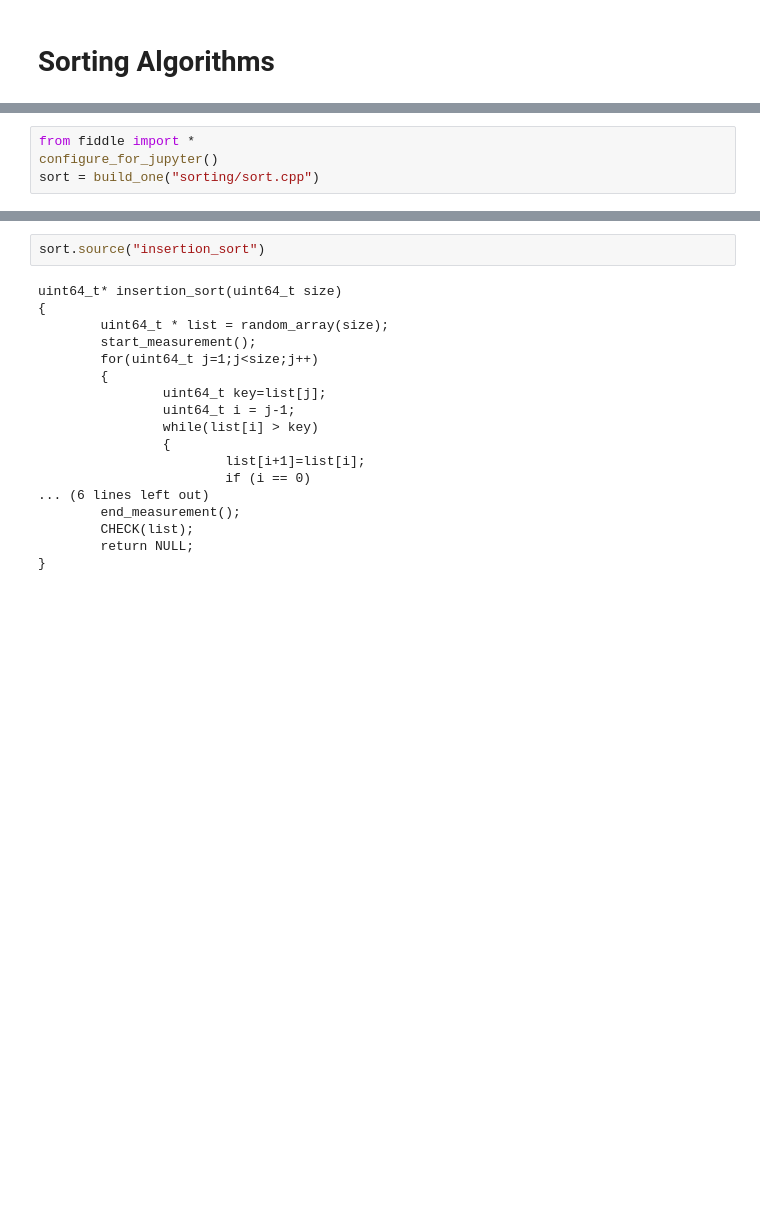
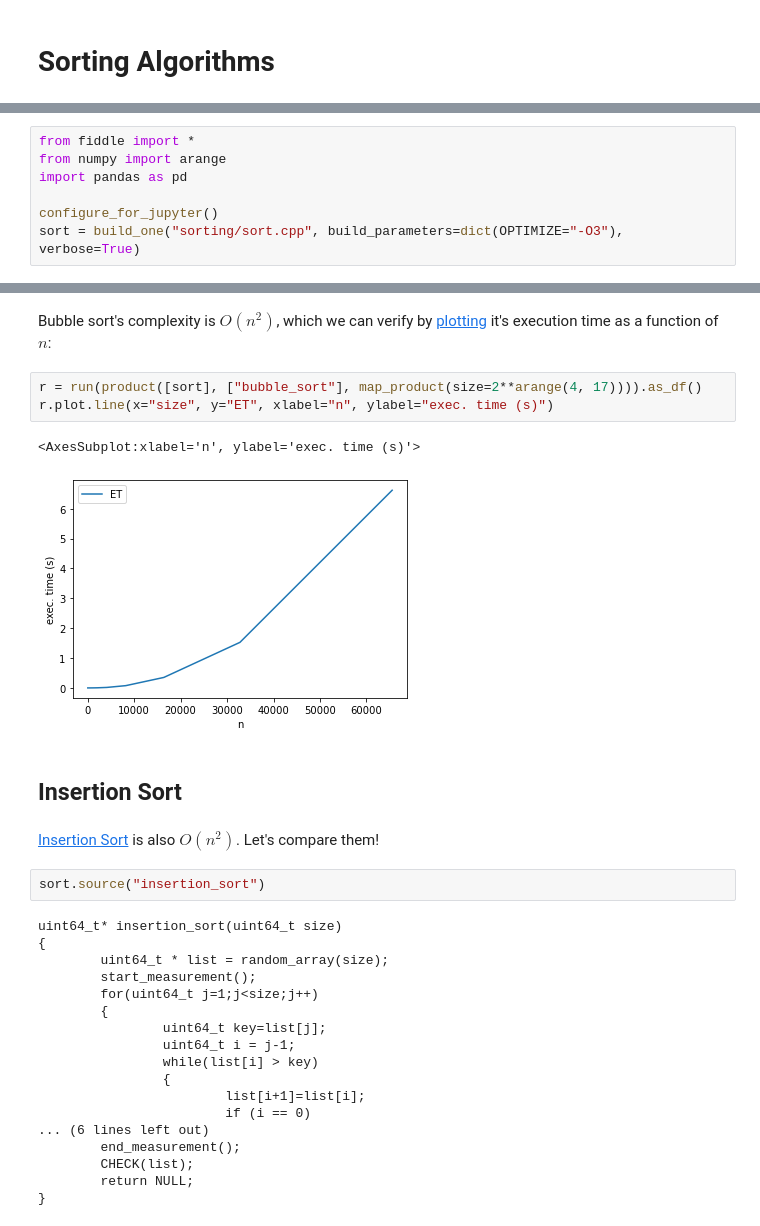
Before and after one commit to NVSL/cfiddle, a Jupyter notebook: examples/sorting.ipynb, the cells around one changed output, grey strips where cells are left out. Drawn from its saved outputs; the diff is of its cells as text; blank space fills up the shorter version.

Commit message:
sorting demo

```diff
--- a/examples/sorting.ipynb
+++ b/examples/sorting.ipynb
@@ -3,4 +9,7 @@
 # %%
 from fiddle import *
+from numpy import arange
+import pandas as pd
+
 configure_for_jupyter()
-sort = build_one("sorting/sort.cpp")
+sort = build_one("sorting/sort.cpp", build_parameters=dict(OPTIMIZE="-O3"), verbose=True)
@@ -24,6 +40,18 @@ uint64_t* bubble_sort(uint64_t size)
         CHECK(list);
         return NULL;
 }
+# %% [markdown]
+Bubble sort's complexity is $O(n^2)$, which we can verify by [plotting](https://pandas.pydata.org/docs/reference/api/pandas.DataFrame.plot.line.html) it's execution time as a function of $n$:
+# %%
+r = run(product([sort], ["bubble_sort"], map_product(size=2**arange(4, 17)))).as_df()
+r.plot.line(x="size", y="ET", xlabel="n", ylabel="exec. time (s)")
+# %% [output]
+<AxesSubplot:xlabel='n', ylabel='exec. time (s)'>
+[figure, added]
+# %% [markdown]
+## Insertion Sort
+# %% [markdown]
+[Insertion Sort](https://en.wikipedia.org/wiki/Insertion_sort) is also $O(n^2)$.  Let's compare them!
 # %%
 sort.source("insertion_sort")
 # %% [output]
```
Also changed, not shown: parts of 26 cells of this notebook, 3 other files.
